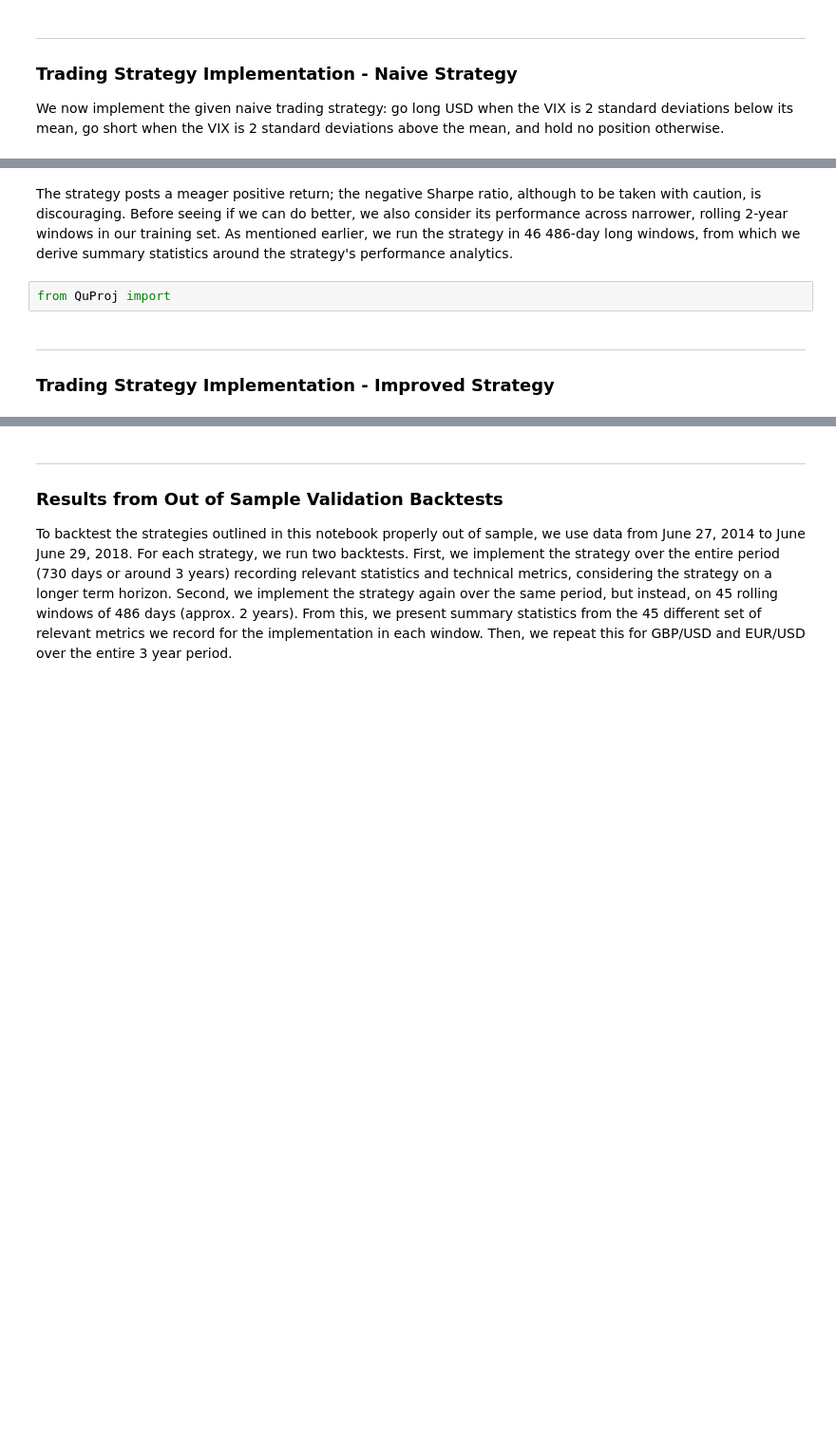
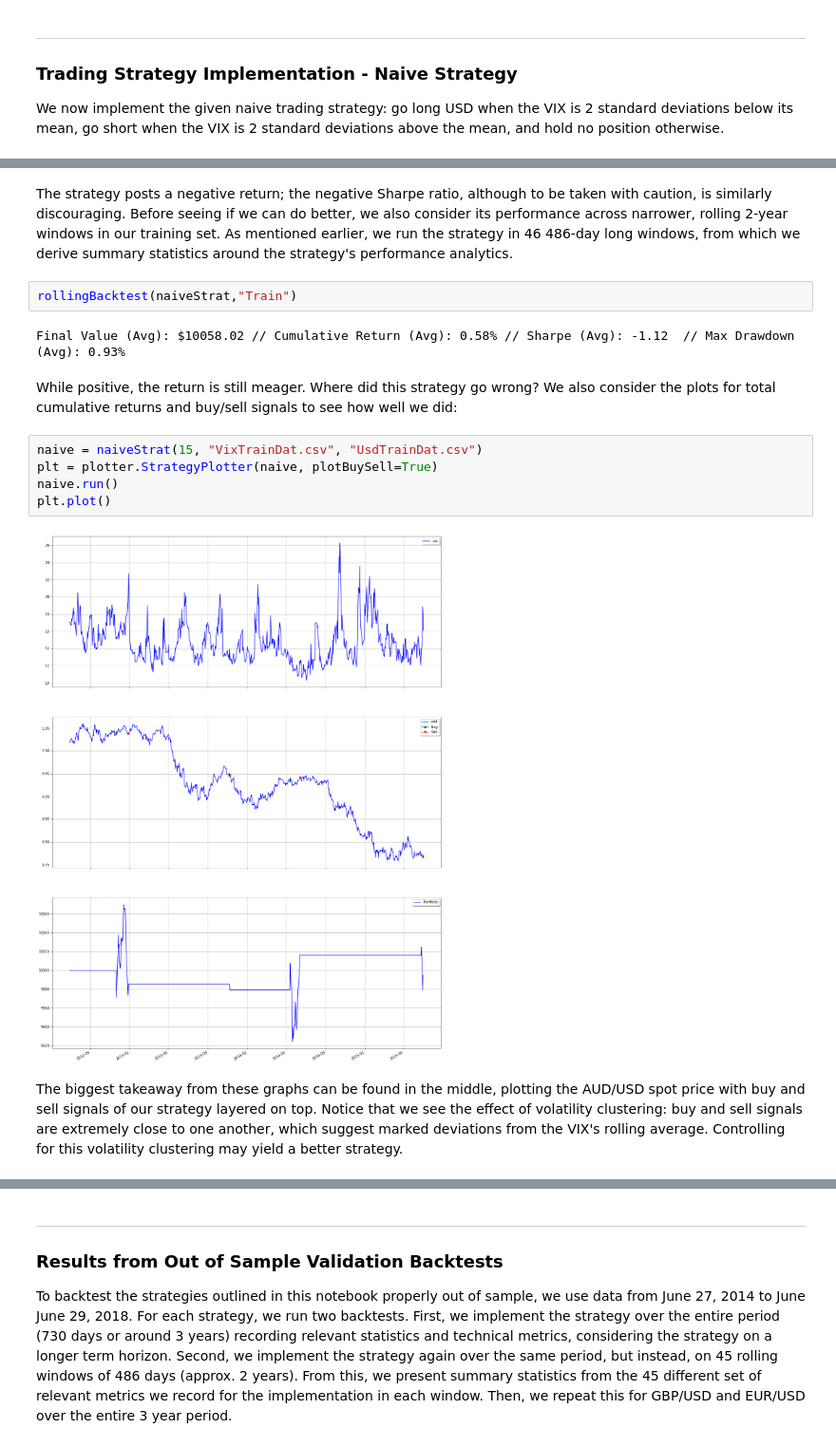
Before and after one commit to thomasrosal/QuProj, a Jupyter notebook: QuCap-Proj-Final.ipynb, the cells around one changed output, grey strips where cells are left out. Shown at 95% size. Saved outputs shown, nothing was run; the diff lists cells and outputs as text; blank space fills up the shorter version.

```diff
--- a/QuCap-Proj-Final.ipynb
+++ b/QuCap-Proj-Final.ipynb
@@ -235,7 +253,17 @@ Final Value: $10101.50 // Cumulative Return: 1.02% // Sharpe: -0.71  // Max Draw
 # %% [markdown]
-The strategy posts a meager positive return; the negative Sharpe ratio, although to be taken with caution, is discouraging. Before seeing if we can do better, we also consider its performance across narrower, rolling 2-year windows in our training set. As mentioned earlier, we run the strategy in 46 486-day long windows, from which we derive summary statistics around the strategy's performance analytics.
+The strategy posts a negative return; the negative Sharpe ratio, although to be taken with caution, is similarly discouraging. Before seeing if we can do better, we also consider its performance across narrower, rolling 2-year windows in our training set. As mentioned earlier, we run the strategy in 46 486-day long windows, from which we derive summary statistics around the strategy's performance analytics.
-# %%
-from QuProj import
-# %% [markdown]
----
-### Trading Strategy Implementation - Improved Strategy <a name="improved"></a>
+# %%
+rollingBacktest(naiveStrat,"Train")
+# %% [output]
+Final Value (Avg): $10058.02 // Cumulative Return (Avg): 0.58% // Sharpe (Avg): -1.12  // Max Drawdown (Avg): 0.93%
+# %% [markdown]
+While positive, the return is still meager. Where did this strategy go wrong? We also consider the plots for total cumulative returns and buy/sell signals to see how well we did:
+# %%
+naive = naiveStrat(15, "VixTrainDat.csv", "UsdTrainDat.csv")
+plt = plotter.StrategyPlotter(naive, plotBuySell=True)
+naive.run()
+plt.plot()
+# %% [output]
+[figure, added]
+# %% [markdown]
+The biggest takeaway from these graphs can be found in the middle, plotting the AUD/USD spot price with buy and sell signals of our strategy layered on top. Notice that we see the effect of volatility clustering: buy and sell signals are extremely close to one another, which suggest marked deviations from the VIX's rolling average. Controlling for this volatility clustering may yield a better strategy.
```
Also changed, not shown: parts of 10 cells of this notebook.
